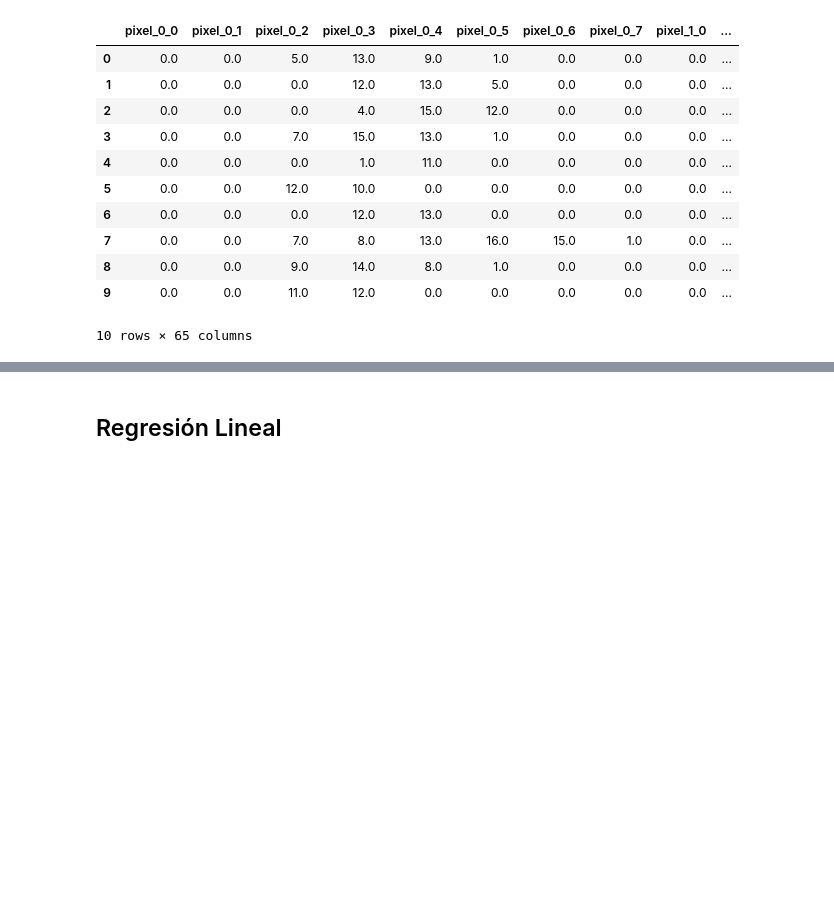
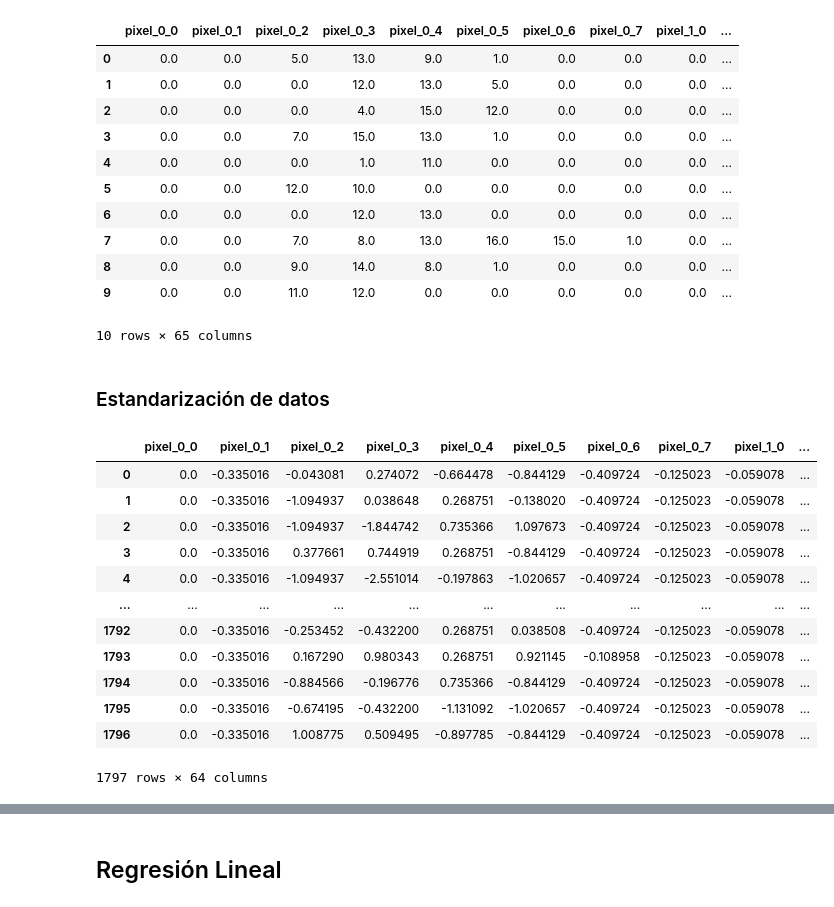
Before and after one commit to MonicaCabanas23/Clasificacion-y-Regresion-Lineal, a Jupyter notebook: Clasificacion_y_Regresion_Lineal.ipynb, the cells around one changed output, grey strips where cells are left out. Drawn from its saved outputs; the diff is of its cells as text; code cells hidden in the pictures; blank space fills up the shorter version.

```diff
--- a/Clasificacion_y_Regresion_Lineal.ipynb
+++ b/Clasificacion_y_Regresion_Lineal.ipynb
@@ -82,3 +85,22 @@ digits_df.frame.head(10)
 | 8 | 0.0 | 0.0 | 9.0 | 14.0 | 8.0 | 1.0 | 0.0 | 0.0 | 0.0 | ... |
 | 9 | 0.0 | 0.0 | 11.0 | 12.0 | 0.0 | 0.0 | 0.0 | 0.0 | 0.0 | ... |
 10 rows × 65 columns
+# %% [markdown]
+### Estandarización de datos
+# %%
+standarized_digits = StandardScaler().fit_transform(X=digits.data)
+pd.DataFrame(standarized_digits, columns=digits_df.data.columns)
+# %% [output]
+|  | pixel_0_0 | pixel_0_1 | pixel_0_2 | pixel_0_3 | pixel_0_4 | pixel_0_5 | pixel_0_6 | pixel_0_7 | pixel_1_0 | ... |
+| 0 | 0.0 | -0.335016 | -0.043081 | 0.274072 | -0.664478 | -0.844129 | -0.409724 | -0.125023 | -0.059078 | ... |
+| 1 | 0.0 | -0.335016 | -1.094937 | 0.038648 | 0.268751 | -0.138020 | -0.409724 | -0.125023 | -0.059078 | ... |
+| 2 | 0.0 | -0.335016 | -1.094937 | -1.844742 | 0.735366 | 1.097673 | -0.409724 | -0.125023 | -0.059078 | ... |
+| 3 | 0.0 | -0.335016 | 0.377661 | 0.744919 | 0.268751 | -0.844129 | -0.409724 | -0.125023 | -0.059078 | ... |
+| 4 | 0.0 | -0.335016 | -1.094937 | -2.551014 | -0.197863 | -1.020657 | -0.409724 | -0.125023 | -0.059078 | ... |
+| ... | ... | ... | ... | ... | ... | ... | ... | ... | ... | ... |
+| 1792 | 0.0 | -0.335016 | -0.253452 | -0.432200 | 0.268751 | 0.038508 | -0.409724 | -0.125023 | -0.059078 | ... |
+| 1793 | 0.0 | -0.335016 | 0.167290 | 0.980343 | 0.268751 | 0.921145 | -0.108958 | -0.125023 | -0.059078 | ... |
+| 1794 | 0.0 | -0.335016 | -0.884566 | -0.196776 | 0.735366 | -0.844129 | -0.409724 | -0.125023 | -0.059078 | ... |
+| 1795 | 0.0 | -0.335016 | -0.674195 | -0.432200 | -1.131092 | -1.020657 | -0.409724 | -0.125023 | -0.059078 | ... |
+| 1796 | 0.0 | -0.335016 | 1.008775 | 0.509495 | -0.897785 | -0.844129 | -0.409724 | -0.125023 | -0.059078 | ... |
+1797 rows × 64 columns
```
Also changed, not shown: parts of 3 cells of this notebook.
